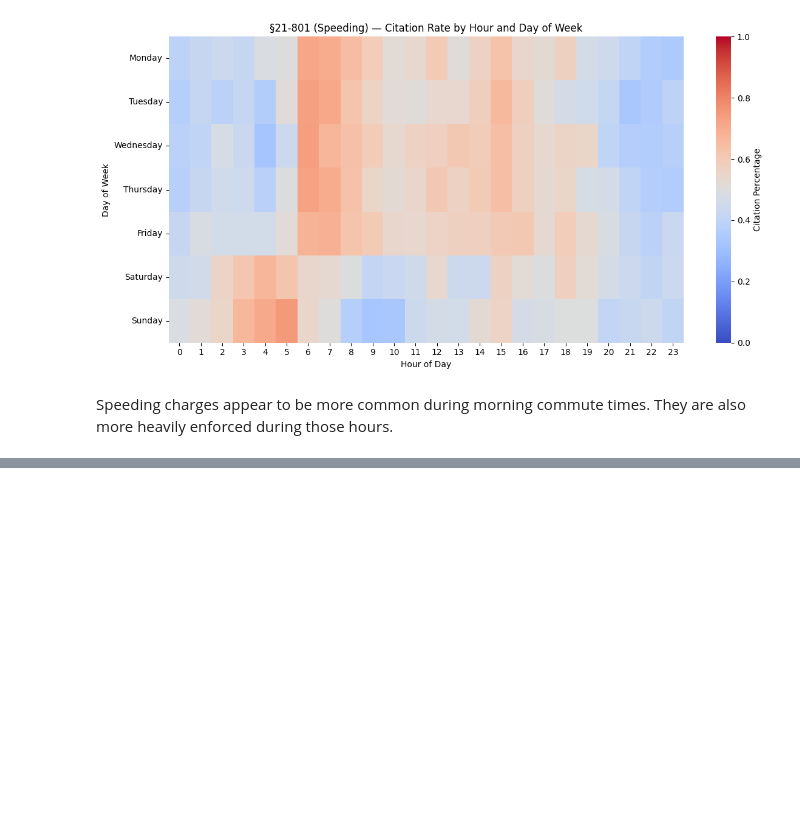
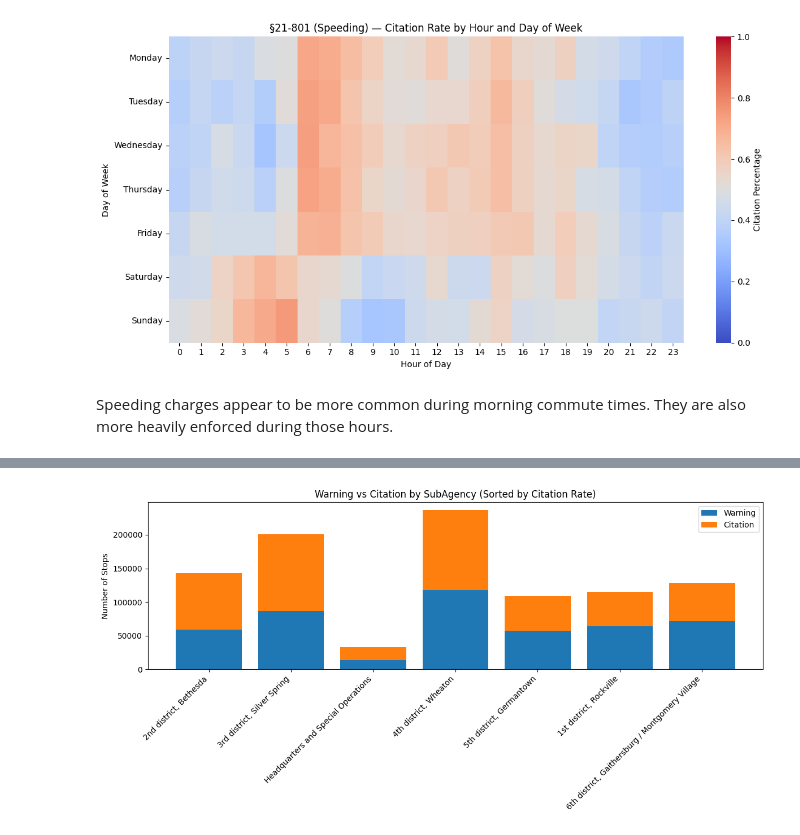
Before and after one commit to jeremiahliao/traffic-citation-predictor, a Jupyter notebook: eda/eda.ipynb, the cells around one changed output, grey strips where cells are left out. Saved outputs shown, nothing was run; the diff lists cells and outputs as text; code cells hidden in the pictures; blank space fills up the shorter version.

```diff
--- a/eda/eda.ipynb
+++ b/eda/eda.ipynb
@@ -564,0 +575,6 @@ Speeding charges appear to be more common during morning commute times. They are
+# %%
+subagency = df.groupby(["SubAgency","Violation Type"]).size().unstack(fill_value=0)
+subagency["Total"] = subagency.sum(axis=1)
+subagency["Pct_Citation"] = subagency["Citation"] / subagency["Total"]
+
+subagency.sort_values("Pct_Citation", ascending=False)
@@ -564,0 +591,17 @@ Speeding charges appear to be more common during morning commute times. They are
+# %%
+# Sort by citation percentage
+sub_sorted = subagency.sort_values("Pct_Citation", ascending=False)
+
+plt.figure(figsize=(12,6))
+plt.bar(sub_sorted.index.astype(str), sub_sorted["Warning"], label="Warning")
+plt.bar(sub_sorted.index.astype(str), sub_sorted["Citation"],
+        bottom=sub_sorted["Warning"], label="Citation")
+
+plt.xticks(rotation=45, ha="right")
+plt.title("Warning vs Citation by SubAgency (Sorted by Citation Rate)")
+plt.ylabel("Number of Stops")
+plt.legend()
+plt.tight_layout()
+plt.show()
+# %% [output]
+[figure, added]
```
Also changed, not shown: parts of 6 cells of this notebook.
